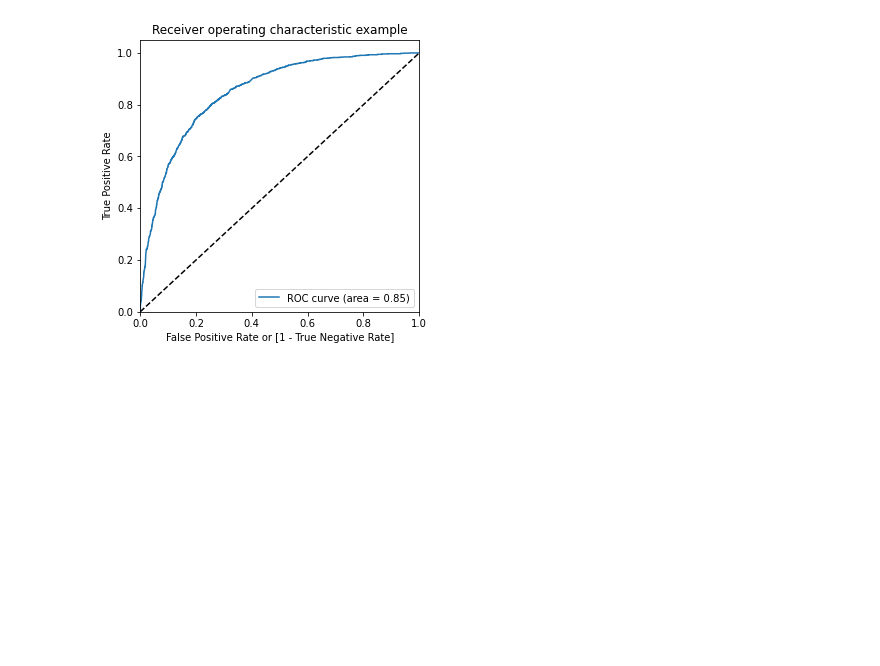
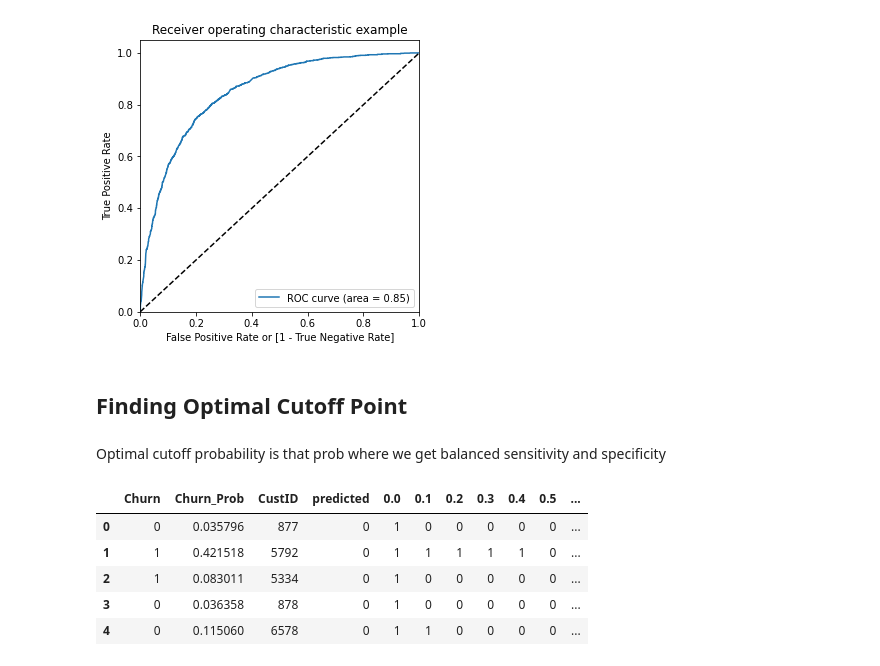
Before and after one commit to vivekkum-ar/Telecom-Churn-Logistic-Regression, a Jupyter notebook: Telecom-Churn-Logistic-Model.ipynb, the cells around one changed output. Cells and saved outputs as stored; diff of their text form; code cells hidden in the pictures; blank space fills up the shorter version.

Commit message:
Finding Optimal Cutoff Point

```diff
--- a/Telecom-Churn-Logistic-Model.ipynb
+++ b/Telecom-Churn-Logistic-Model.ipynb
@@ -960,3 +960,20 @@ fpr, tpr, thresholds = metrics.roc_curve( y_train_pred_final.Churn, y_train_pred
 draw_roc(y_train_pred_final.Churn, y_train_pred_final.Churn_Prob)
 # %% [output]
 [figure]
+# %% [markdown]
+## Finding Optimal Cutoff Point
+# %% [markdown]
+Optimal cutoff probability is that prob where we get balanced sensitivity and specificity</ul>
+# %%
+# Let's create columns with different probability cutoffs
+numbers = [float(x)/10 for x in range(10)]
+for i in numbers:
+    y_train_pred_final[i]= y_train_pred_final.Churn_Prob.map(lambda x: 1 if x > i else 0)
+y_train_pred_final.head()
+# %% [output]
+|  | Churn | Churn_Prob | CustID | predicted | 0.0 | 0.1 | 0.2 | 0.3 | 0.4 | 0.5 | ... |
+| 0 | 0 | 0.035796 | 877 | 0 | 1 | 0 | 0 | 0 | 0 | 0 | ... |
+| 1 | 1 | 0.421518 | 5792 | 0 | 1 | 1 | 1 | 1 | 1 | 0 | ... |
+| 2 | 1 | 0.083011 | 5334 | 0 | 1 | 0 | 0 | 0 | 0 | 0 | ... |
+| 3 | 0 | 0.036358 | 878 | 0 | 1 | 0 | 0 | 0 | 0 | 0 | ... |
+| 4 | 0 | 0.115060 | 6578 | 0 | 1 | 1 | 0 | 0 | 0 | 0 | ... |
```
